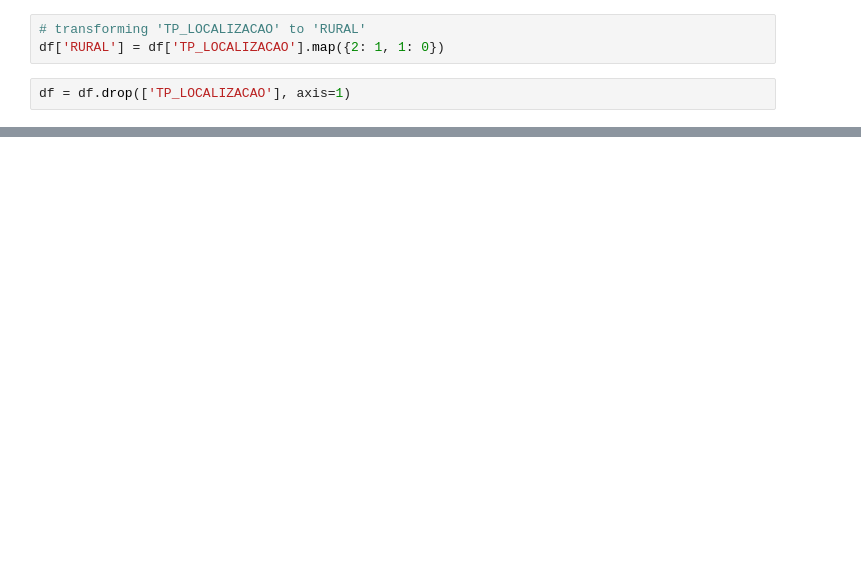
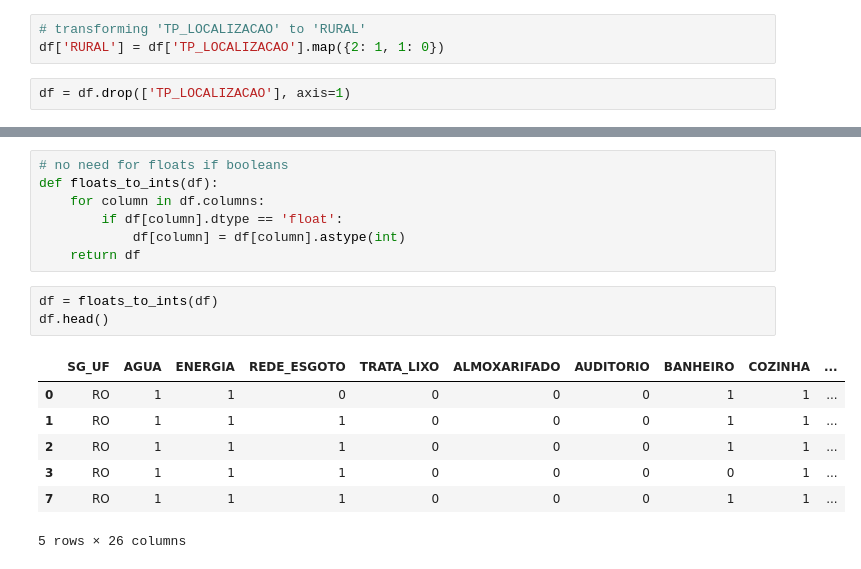
Before and after one commit to ceschini/inep-structure-vs-grades, a Jupyter notebook: inep-preprocess.ipynb, the cells around one changed output, grey strips where cells are left out. Saved outputs shown, nothing was run; the diff lists cells and outputs as text; blank space fills up the shorter version.

```diff
--- a/inep-eda.ipynb
+++ b/inep-preprocess.ipynb
@@ -165,0 +240,18 @@ df
+# %%
+# no need for floats if booleans
+def floats_to_ints(df):
+    for column in df.columns:
+        if df[column].dtype == 'float':
+            df[column] = df[column].astype(int)
+    return df
+# %%
+df = floats_to_ints(df)
+df.head()
+# %% [output]
+|  | SG_UF | AGUA | ENERGIA | REDE_ESGOTO | TRATA_LIXO | ALMOXARIFADO | AUDITORIO | BANHEIRO | COZINHA | ... |
+| 0 | RO | 1 | 1 | 0 | 0 | 0 | 0 | 1 | 1 | ... |
+| 1 | RO | 1 | 1 | 1 | 0 | 0 | 0 | 1 | 1 | ... |
+| 2 | RO | 1 | 1 | 1 | 0 | 0 | 0 | 1 | 1 | ... |
+| 3 | RO | 1 | 1 | 1 | 0 | 0 | 0 | 0 | 1 | ... |
+| 7 | RO | 1 | 1 | 1 | 0 | 0 | 0 | 1 | 1 | ... |
+5 rows × 26 columns
```
Also changed, not shown: parts of 12 cells of this notebook, 3 other files.
